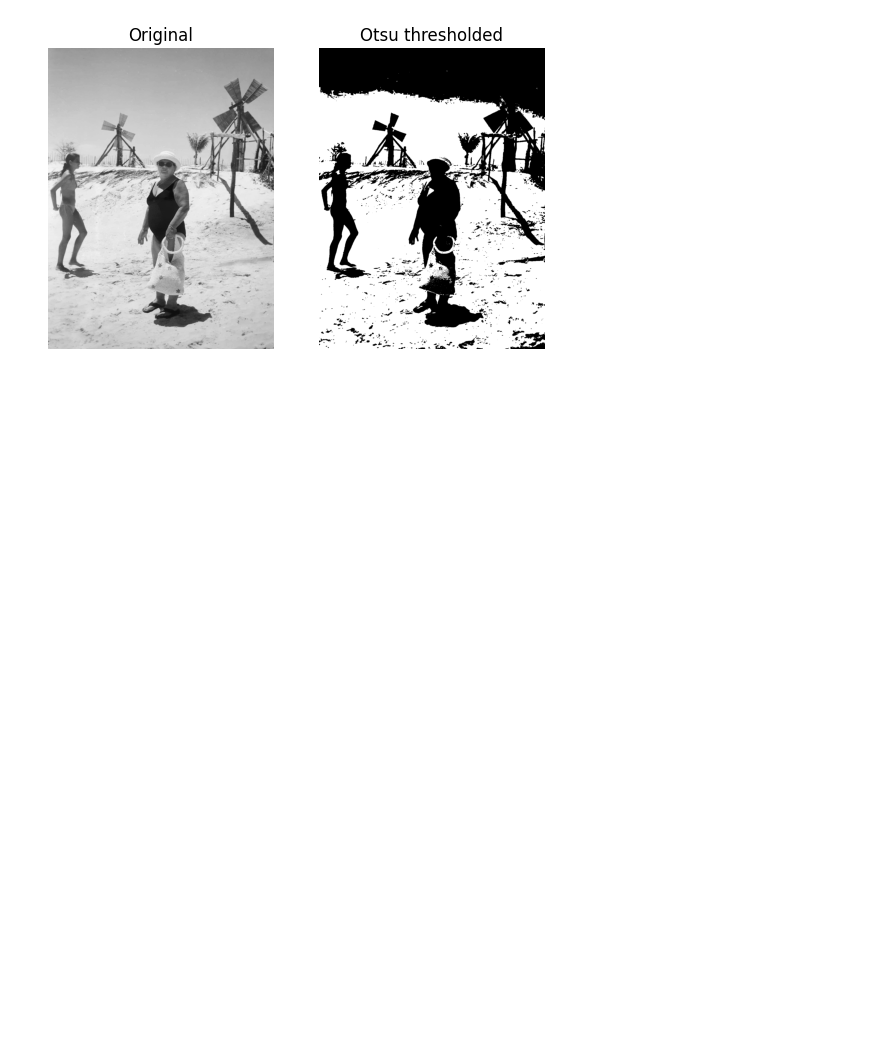
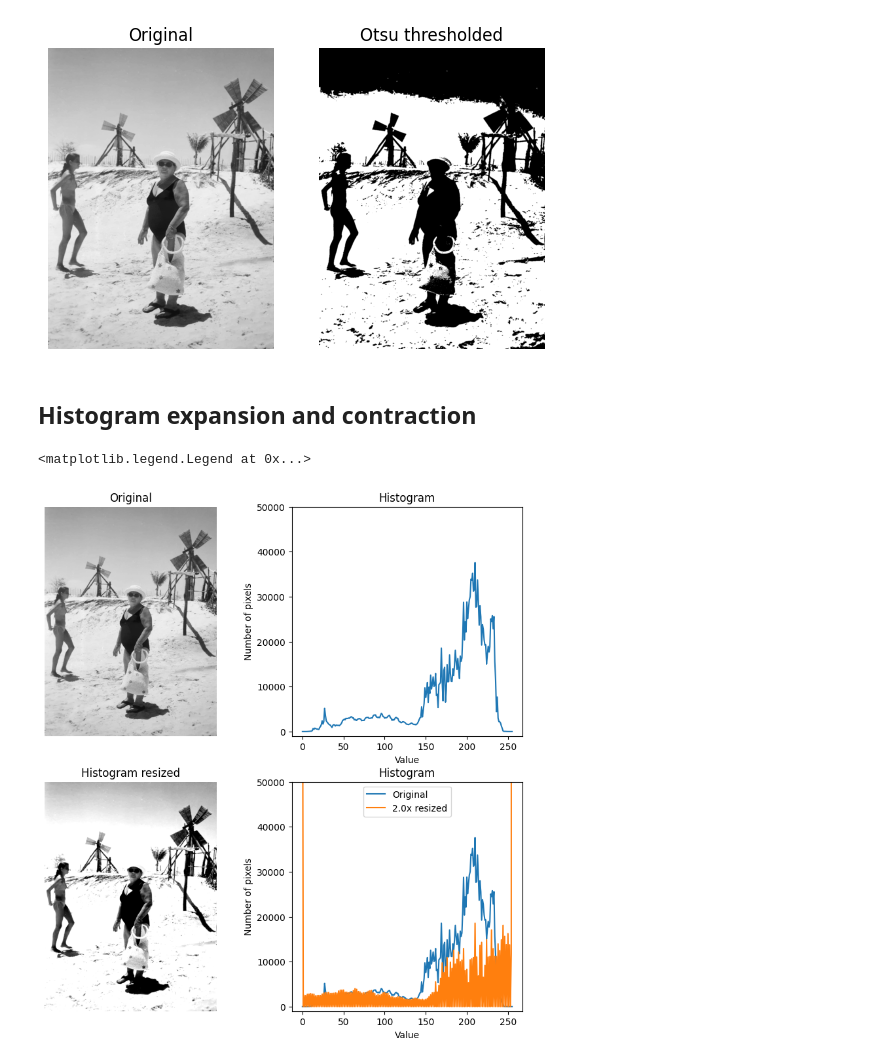
Before and after one commit to JoaoDell/Natural-Artificial-Vision, a Jupyter notebook: examples/basic_operations.ipynb, the cells around one changed output. Drawn from its saved outputs; the diff is of its cells as text; code cells hidden in the pictures; blank space fills up the shorter version.

Commit message:
feat :  histogram expansion and contraction

```diff
--- a/examples/basic_operations.ipynb
+++ b/examples/basic_operations.ipynb
@@ -333,3 +371,42 @@ plt.axis("off")
 # %% [output]
 (-0.5, 1199.5, 1599.5, -0.5)
 [figure]
+# %% [markdown]
+## Histogram expansion and contraction
+# %%
+rate = 2.0
+
+resize = histogram_resize(img, rate)
+
+val_i, count_i = histogram(img)
+val_r, count_r = histogram(resize)
+
+plt.figure(figsize=(10, 10))
+plt.subplot(221)
+plt.title("Original")
+plt.imshow(img, cmap = "gray")
+plt.axis("off")
+
+plt.subplot(222)
+plt.title("Histogram")
+plt.plot(val_i, count_i)
+plt.xlabel("Value")
+plt.ylabel("Number of pixels")
+plt.ylim(-1000, 50000)
+
+plt.subplot(223)
+plt.title("Histogram resized")
+plt.imshow(resize, cmap = "gray")
+plt.axis("off")
+
+plt.subplot(224)
+plt.title("Histogram")
+plt.plot(val_i, count_i, label = "Original")
+plt.plot(val_r, count_r, label = f'{rate}x resized')
+plt.xlabel("Value")
+plt.ylabel("Number of pixels")
+plt.ylim(-1000, 50000)
+plt.legend()
+# %% [output]
+<matplotlib.legend.Legend at 0x...>
+[figure, added]
```
Also changed, not shown: parts of 4 cells of this notebook, 1 other file.
